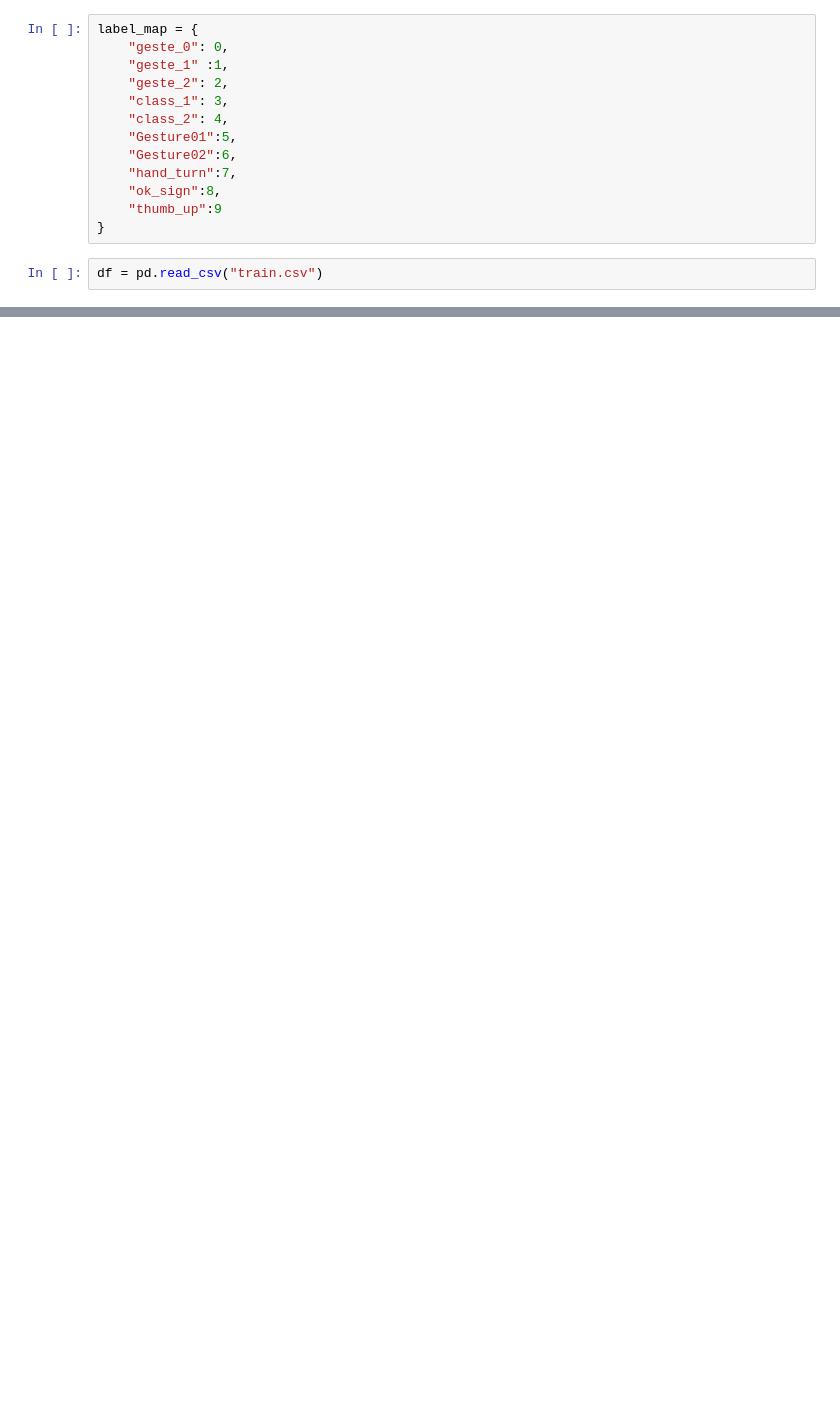
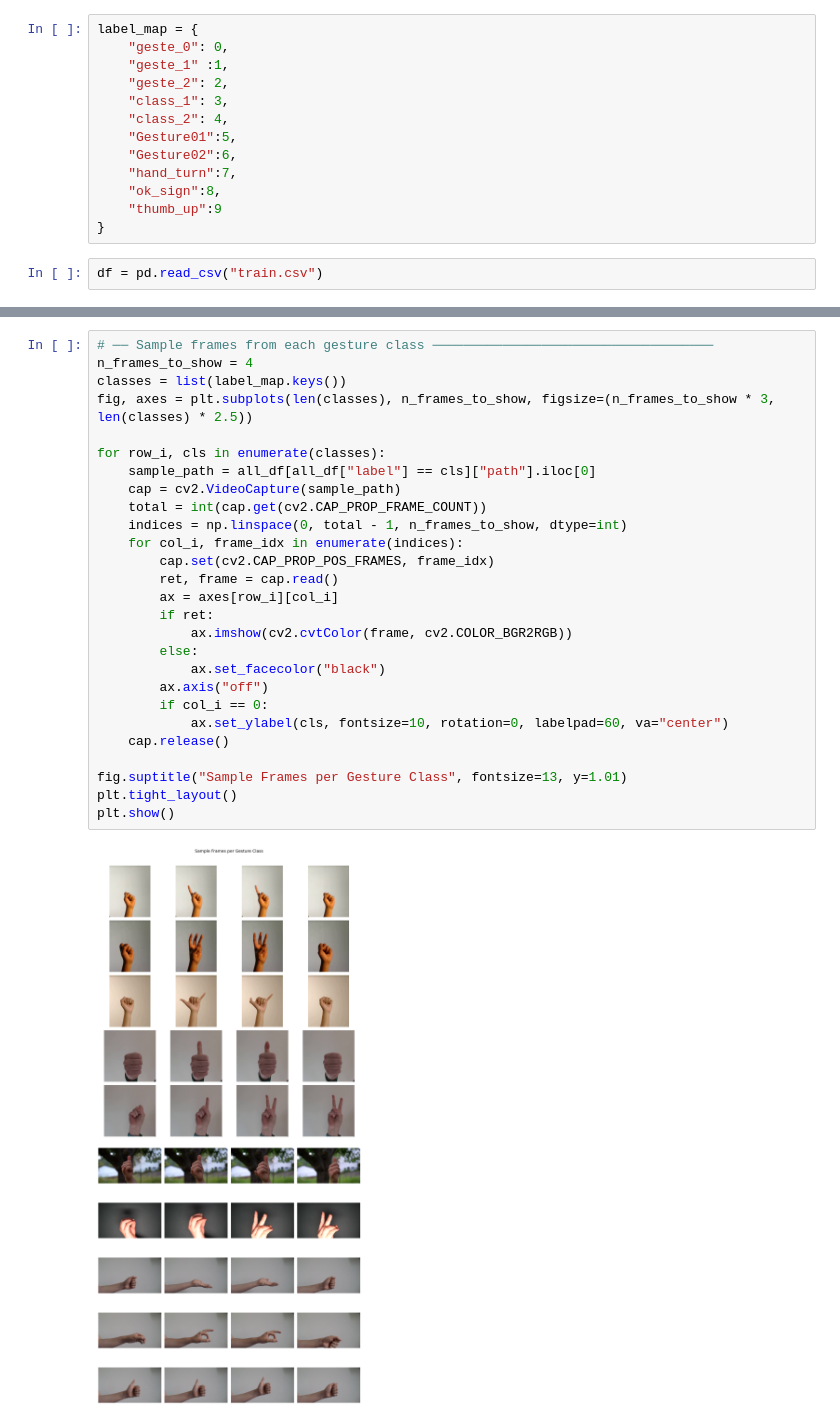
Before and after one commit to himanshunikam/Handgesten, a Jupyter notebook: exp_04.ipynb, the cells around one changed output, grey strips where cells are left out. Drawn from its saved outputs; the diff is of its cells as text; blank space fills up the shorter version.

```diff
--- a/exp_04.ipynb
+++ b/exp_04.ipynb
@@ -92,0 +202,29 @@ val_transform = transforms.Compose(
+# %%
+# ── Sample frames from each gesture class ────────────────────────────────────
+n_frames_to_show = 4
+classes = list(label_map.keys())
+fig, axes = plt.subplots(len(classes), n_frames_to_show, figsize=(n_frames_to_show * 3, len(classes) * 2.5))
+
+for row_i, cls in enumerate(classes):
+    sample_path = all_df[all_df["label"] == cls]["path"].iloc[0]
+    cap = cv2.VideoCapture(sample_path)
+    total = int(cap.get(cv2.CAP_PROP_FRAME_COUNT))
+    indices = np.linspace(0, total - 1, n_frames_to_show, dtype=int)
+    for col_i, frame_idx in enumerate(indices):
+        cap.set(cv2.CAP_PROP_POS_FRAMES, frame_idx)
+        ret, frame = cap.read()
+        ax = axes[row_i][col_i]
+        if ret:
+            ax.imshow(cv2.cvtColor(frame, cv2.COLOR_BGR2RGB))
+        else:
+            ax.set_facecolor("black")
+        ax.axis("off")
+        if col_i == 0:
+            ax.set_ylabel(cls, fontsize=10, rotation=0, labelpad=60, va="center")
+    cap.release()
+
+fig.suptitle("Sample Frames per Gesture Class", fontsize=13, y=1.01)
+plt.tight_layout()
+plt.show()
+# %% [output]
+[figure, added]
```
Also changed, not shown: parts of 16 cells of this notebook, 1 other file.
